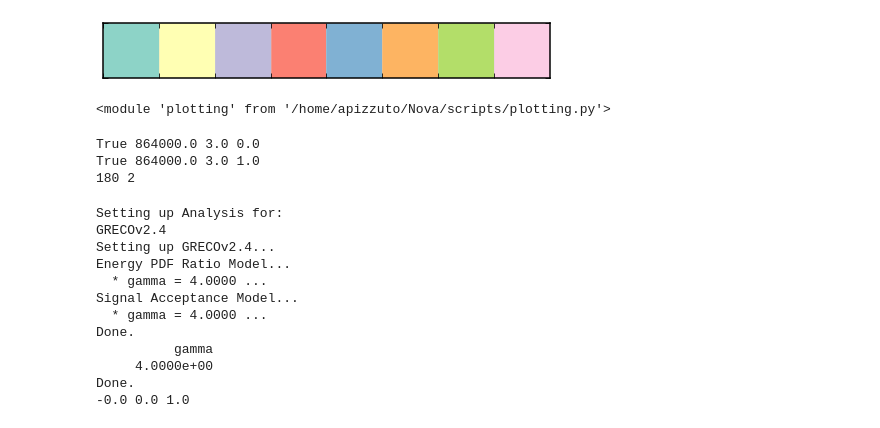
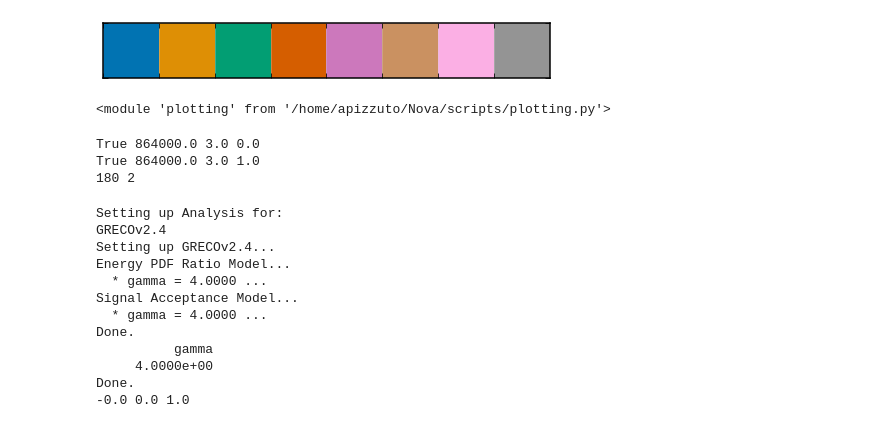
Before and after one commit to apizzuto/Novae, a Jupyter notebook: notebooks/stacking_sensitivity.ipynb, the cells around one changed output. Saved outputs shown, nothing was run; the diff lists cells and outputs as text; code cells hidden in the pictures.

```diff
--- a/notebooks/stacking_sensitivity.ipynb
+++ b/notebooks/stacking_sensitivity.ipynb
@@ -25,10 +25,11 @@ import csky as cy
 
 from glob import glob
 mpl.style.use('/home/apizzuto/Nova/scripts/novae_plots.mplstyle')
-# %%
-sns.palplot(sns.color_palette("Set3", 8))
-# %% [output]
-[figure, removed]
+# %%
+palette = sns.color_palette("colorblind", 8)
+sns.palplot(palette)
+# %% [output]
+[figure, added]
 # %%
 reload(plotting)
 # %% [output]
```
Also changed, not shown: parts of 7 cells of this notebook, 1 other file.
